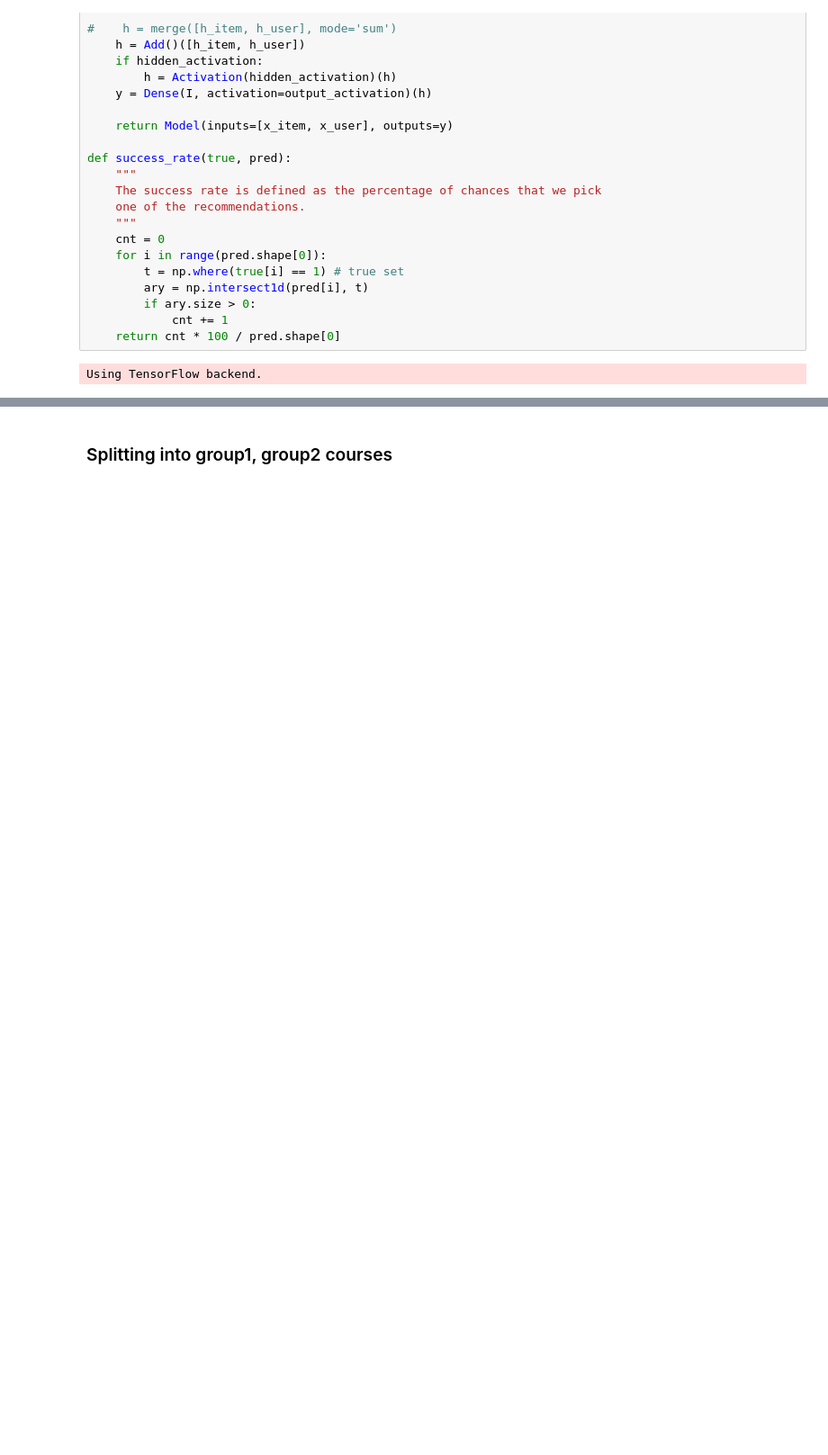
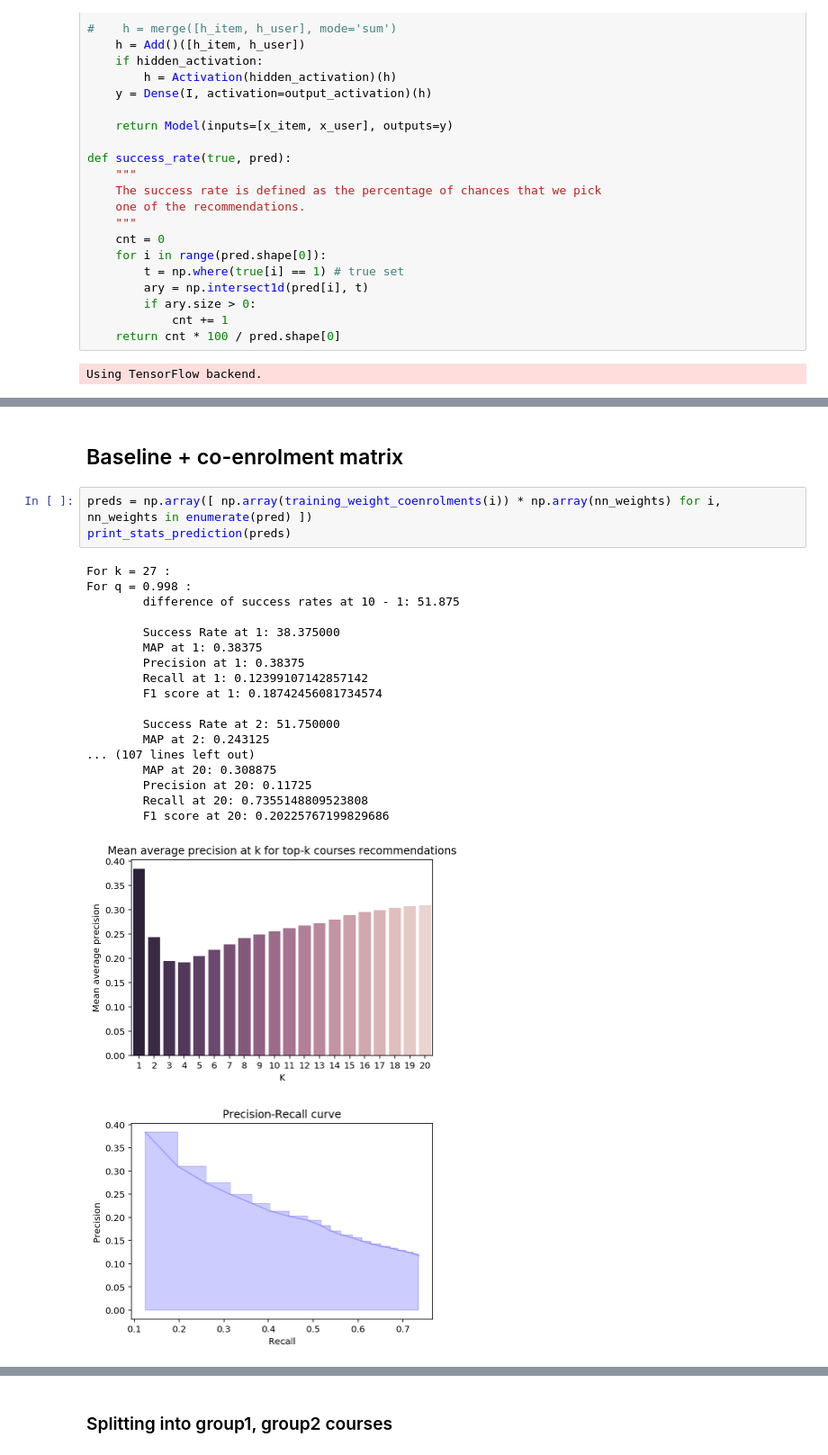
Before and after one commit to LoomisLoud/epfl-course-recommendation, a Jupyter notebook: FocusingCDAE.ipynb, the cells around one changed output, grey strips where cells are left out. Shown: that part at 90% size. Cells and saved outputs as stored; diff of their text form; blank space fills up the shorter version.

```diff
--- a/FocusingCDAE.ipynb
+++ b/FocusingCDAE.ipynb
@@ -497,0 +655,25 @@ plt.show()
+# %% [markdown]
+## Baseline + co-enrolment matrix
+# %%
+preds = np.array([ np.array(training_weight_coenrolments(i)) * np.array(nn_weights) for i, nn_weights in enumerate(pred) ])
+print_stats_prediction(preds)
+# %% [output]
+For k = 27 :
+For q = 0.998 :
+        difference of success rates at 10 - 1: 51.875
+
+        Success Rate at 1: 38.375000
+        MAP at 1: 0.38375
+        Precision at 1: 0.38375
+        Recall at 1: 0.12399107142857142
+        F1 score at 1: 0.18742456081734574
+
+        Success Rate at 2: 51.750000
+        MAP at 2: 0.243125
+... (107 lines left out)
+        MAP at 20: 0.308875
+        Precision at 20: 0.11725
+        Recall at 20: 0.7355148809523808
+        F1 score at 20: 0.20225767199829686
+[figure, added]
+[figure, added]
```
Also changed, not shown: parts of 34 cells of this notebook, 1 other file.
